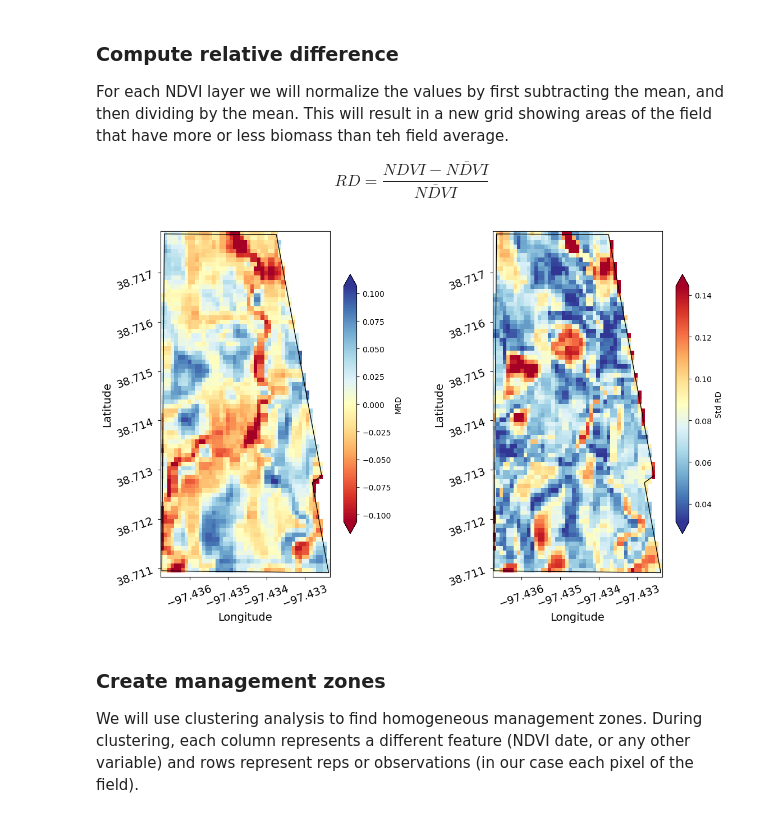
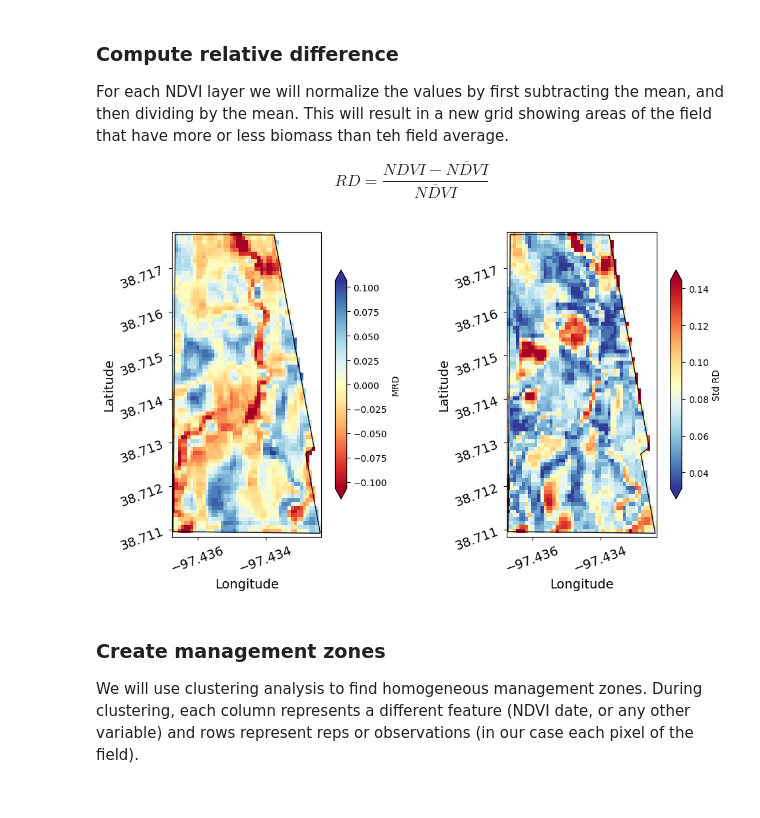
Before and after one commit to soilwater/precisionag-workshop-2024, a Jupyter notebook: mz_notebook_solution.ipynb, the cells around one changed output. Drawn from its saved outputs; the diff is of its cells as text; code cells hidden in the pictures.

```diff
--- a/mz_notebook_solution.ipynb
+++ b/mz_notebook_solution.ipynb
@@ -98,7 +106,7 @@ ndvi_cmap
 We will use the boundaries of an actual farmer production field near Gypsum, KS.
 # %%
 # Read field boundary with Geopandas
-field_bnd = gpd.read_file('mortimers_bnd.geojson')
+field_bnd = gpd.read_file('field_bnd.geojson')
 # %%
 # Visualize field boundary
 fig, ax = plt.subplots()
@@ -349,26 +367,26 @@ mean_rel_diff = rel_diff.mean(axis=2)
 std_rel_diff = rel_diff.std(axis=2)
 # %%
 # Plot mean relative difference
-fig, ax = plt.subplots(nrows=1, ncols=2, figsize=(14,8))
+fig, ax = plt.subplots(nrows=1, ncols=2, figsize=(12,6))
 
 mean_rel_diff.plot(ax=ax[0], cmap='RdYlBu', robust=True,
                    cbar_kwargs={'label':'MRD', 'shrink':0.75})
 field_bnd.plot(ax=ax[0], facecolor='None')
 ax[0].set_xlabel('Longitude', fontsize=14)
 ax[0].set_ylabel('Latitude', fontsize=14)
 ax[0].tick_params(axis='both', labelsize=14, rotation=20)
 
 std_rel_diff.plot(ax=ax[1], cmap='RdYlBu_r', robust=True,
                    cbar_kwargs={'label':'Std RD', 'shrink':0.75})
 field_bnd.plot(ax=ax[1], facecolor='None')
 ax[1].set_xlabel('Longitude', fontsize=14)
 ax[1].set_ylabel('Latitude', fontsize=14)
 ax[1].tick_params(axis='both', labelsize=14, rotation=20)
 
 plt.savefig('figures/mrd.jpg', dpi=300)
 plt.show()
 # %% [output]
-[figure, old version]
+[figure, new version]
 # %% [markdown]
 ### Create management zones
 
```
Also changed, not shown: parts of 15 cells of this notebook, 26 other files.
